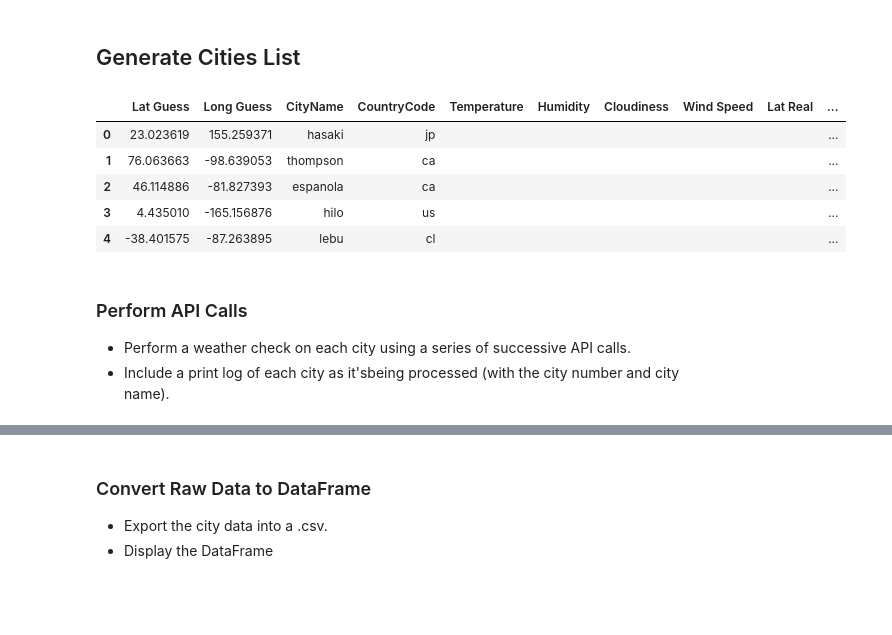
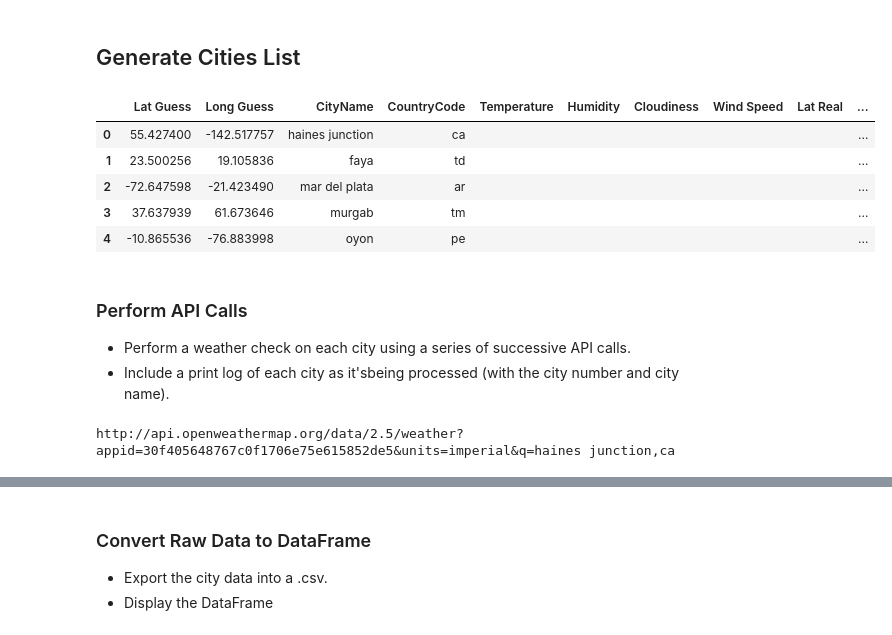
Before and after one commit to BananasFoster623/python-api-challenge, a Jupyter notebook: WeatherPy/WeatherPy.ipynb, the cells around one changed output, grey strips where cells are left out. Cells and saved outputs as stored; diff of their text form; code cells hidden in the pictures; blank space fills up the shorter version.

Commit message:
Completed the WeatherPy assignment. Need to rerun it once the API gets unblocked.

```diff
--- a/WeatherPy/WeatherPy.ipynb
+++ b/WeatherPy/WeatherPy.ipynb
@@ -27,37 +28,37 @@ def randLatLong():
 # %% [markdown]
 ## Generate Cities List
 # %%
-numCities = 100
+numCities = 750
 cityList = []
 for x in range(numCities):
     cityList.append(randLatLong())
 
 cityName = []
 cityCountry = []
 for city in cityList:
     lat = city[0]
     lng = city[1]
     city = citipy.nearest_city(lat, lng)
     cityName.append(city.city_name)
     cityCountry.append(city.country_code)
 city_df = pd.DataFrame(data = cityList)
 city_df['CityName'] = cityName
 city_df['CountryCode'] = cityCountry
 city_df.columns = ['Lat Guess', 'Long Guess', 'CityName','CountryCode']
 city_df['Temperature'] = ''
 city_df['Humidity'] = ''
 city_df['Cloudiness'] = ''
 city_df['Wind Speed'] = ''
 city_df['Lat Real'] = ''
 city_df['Long Real'] = ''
 city_df.head()
 # %% [output]
 |  | Lat Guess | Long Guess | CityName | CountryCode | Temperature | Humidity | Cloudiness | Wind Speed | Lat Real | ... |
-| 0 | 23.023619 | 155.259371 | hasaki | jp |  |  |  |  |  | ... |
-| 1 | 76.063663 | -98.639053 | thompson | ca |  |  |  |  |  | ... |
-| 2 | 46.114886 | -81.827393 | espanola | ca |  |  |  |  |  | ... |
-| 3 | 4.435010 | -165.156876 | hilo | us |  |  |  |  |  | ... |
-| 4 | -38.401575 | -87.263895 | lebu | cl |  |  |  |  |  | ... |
+| 0 | 55.427400 | -142.517757 | haines junction | ca |  |  |  |  |  | ... |
+| 1 | 23.500256 | 19.105836 | faya | td |  |  |  |  |  | ... |
+| 2 | -72.647598 | -21.423490 | mar del plata | ar |  |  |  |  |  | ... |
+| 3 | 37.637939 | 61.673646 | murgab | tm |  |  |  |  |  | ... |
+| 4 | -10.865536 | -76.883998 | oyon | pe |  |  |  |  |  | ... |
 # %% [markdown]
 ### Perform API Calls
 * Perform a weather check on each city using a series of successive API calls.
@@ -74,3 +72,9 @@ response = requests.get(query_url + city_df['CityName'][0] + ',' + city_df['Coun
+# %%
+# Outputting sample query to be able to look at json format
+qry = query_url + city_df['CityName'][0] + ',' + city_df['CountryCode'][0]
+print(qry)
+# %% [output]
+http://api.openweathermap.org/data/2.5/weather?appid=30f405648767c0f1706e75e615852de5&units=imperial&q=haines junction,ca
 # %%
 lat = []
 lon = []
```
Also changed, not shown: parts of 38 cells of this notebook, 8 other files.
